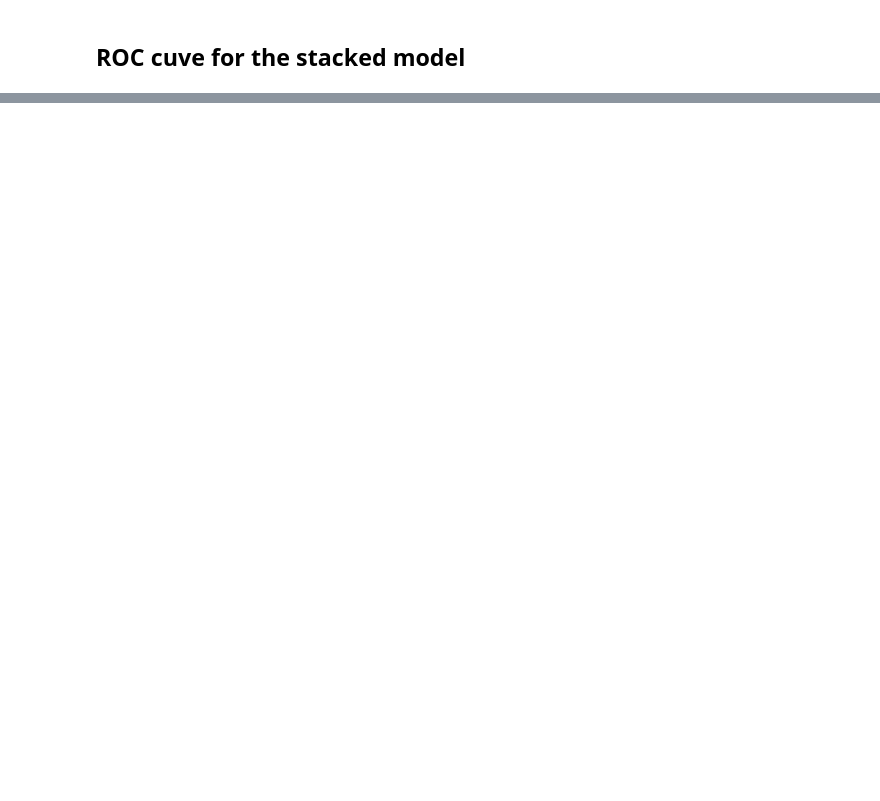
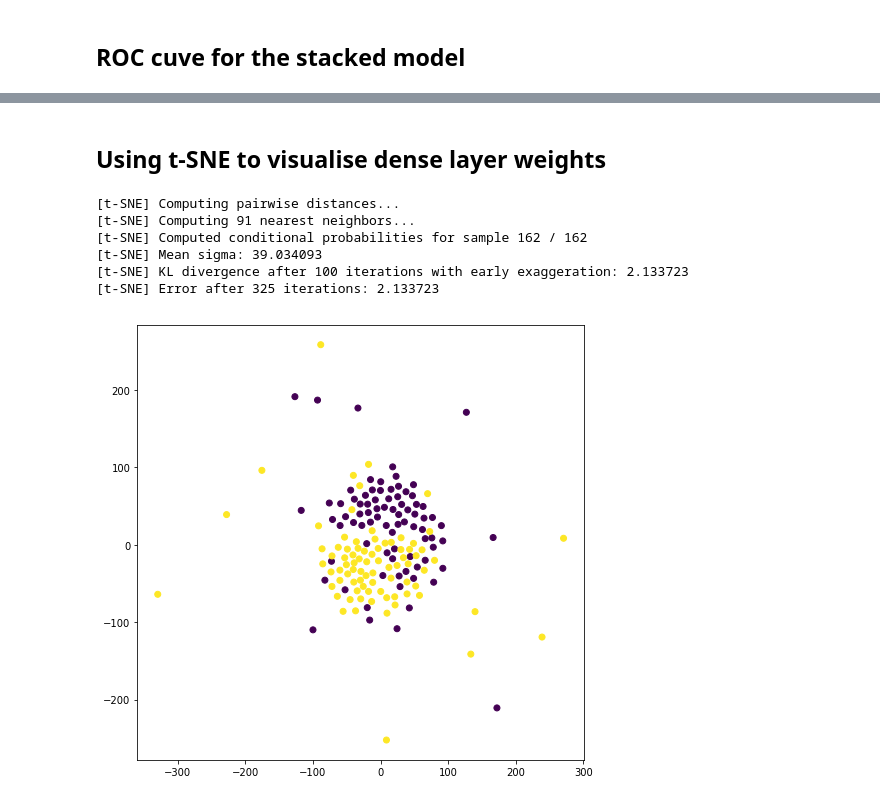
Before and after one commit to brtknr/SushiSandwichClassifier, a Jupyter notebook: sushi-or-sandwich-keras.ipynb, the cells around one changed output, grey strips where cells are left out. Cells and saved outputs as stored; diff of their text form; code cells hidden in the pictures; blank space fills up the shorter version.

```diff
--- a/sushi-or-sandwich-keras.ipynb
+++ b/sushi-or-sandwich-keras.ipynb
@@ -699,0 +700,23 @@ plot_roc_curve(model_stacked, test_generator)
+# %% [markdown]
+## Using t-SNE to visualise dense layer weights
+# %%
+model_intermediate_fn = K.function([model_top.get_input_at(0)], outputs=[model_top.layers[1].get_output_at(0)])
+# %%
+weights = model_intermediate_fn([test_bottleneck])[0]
+# %%
+random_seed = 0
+tsne = TSNE(n_components=2, random_state=random_seed, verbose=1)
+transformed_weights = tsne.fit_transform(weights)
+# %% [output]
+[t-SNE] Computing pairwise distances...
+[t-SNE] Computing 91 nearest neighbors...
+[t-SNE] Computed conditional probabilities for sample 162 / 162
+[t-SNE] Mean sigma: 39.034093
+[t-SNE] KL divergence after 100 iterations with early exaggeration: 2.133723
+[t-SNE] Error after 325 iterations: 2.133723
+# %%
+plt.figure(figsize=(8, 8))
+plt.scatter(x = transformed_weights[:,0], y=transformed_weights[:,1], c=test_labels)
+plt.show()
+# %% [output]
+[figure, added]
```
Also changed, not shown: parts of 6 cells of this notebook.
